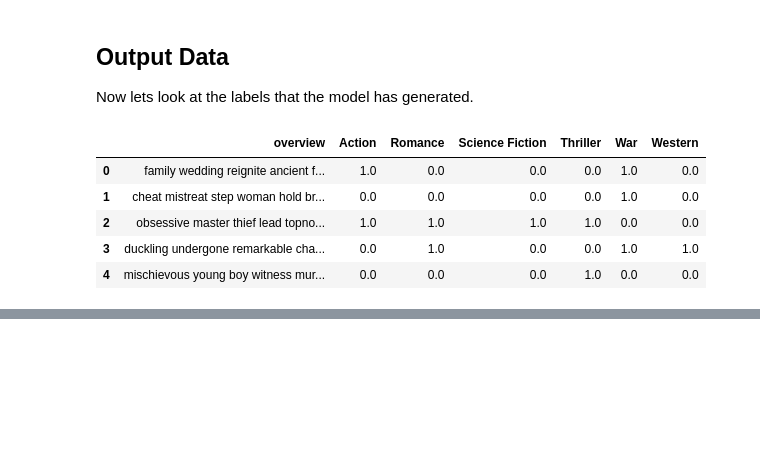
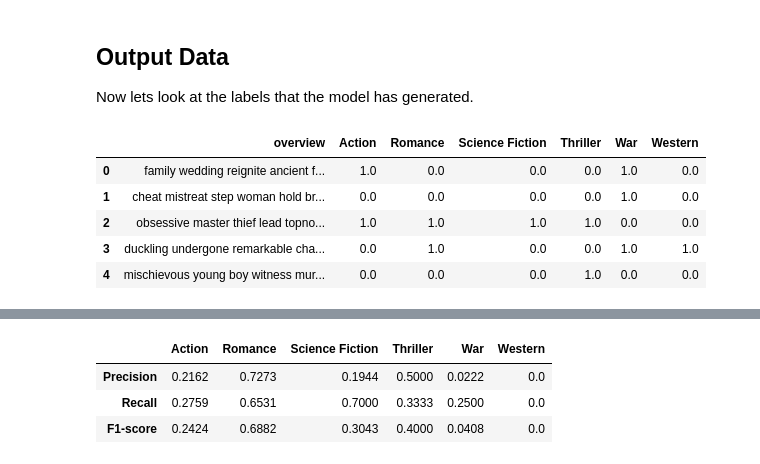
Before and after one commit to aisingapore/SemiAutoLabeller-Bricks, a Jupyter notebook: bricks_demo_auto_label.ipynb, the cells around one changed output, grey strips where cells are left out. Saved outputs shown, nothing was run; the diff lists cells and outputs as text; code cells hidden in the pictures; blank space fills up the shorter version.

```diff
--- a/bricks_demo_auto_label.ipynb
+++ b/bricks_demo_auto_label.ipynb
@@ -180,0 +179,7 @@ output.head(5)
+# %%
+evaluate_predictions(movies, ypred, labels, split=0.2, random_state=42)
+# %% [output]
+|  | Action | Romance | Science Fiction | Thriller | War | Western |
+| Precision | 0.2162 | 0.7273 | 0.1944 | 0.5000 | 0.0222 | 0.0 |
+| Recall | 0.2759 | 0.6531 | 0.7000 | 0.3333 | 0.2500 | 0.0 |
+| F1-score | 0.2424 | 0.6882 | 0.3043 | 0.4000 | 0.0408 | 0.0 |
```
Also changed, not shown: parts of 8 cells of this notebook, 3 other files.
